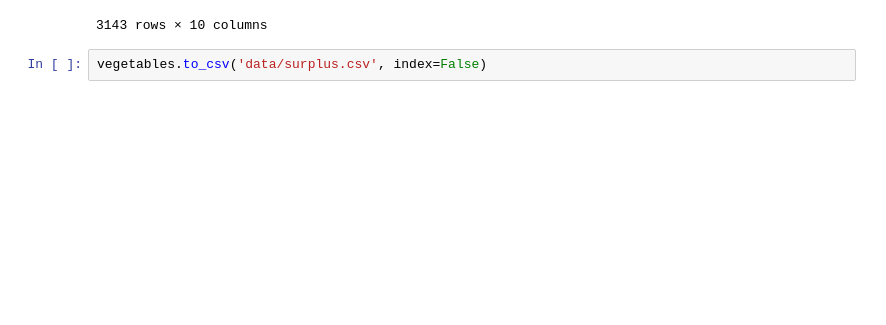
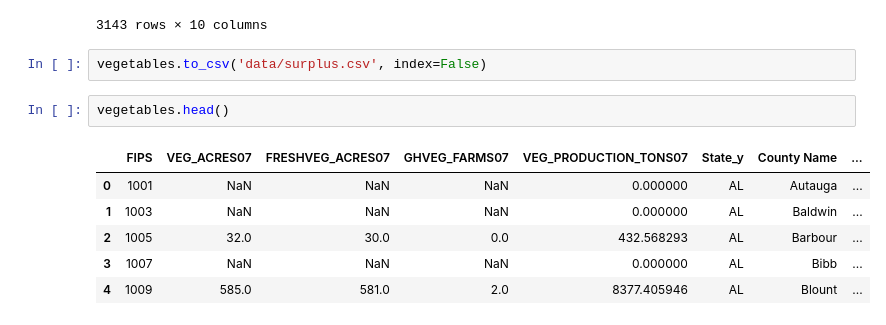
Before and after one commit to afcarl/LocalFood, a Jupyter notebook: data_processing.ipynb, the cells around one changed output. Saved outputs shown, nothing was run; the diff lists cells and outputs as text; blank space fills up the shorter version.

```diff
--- a/data_processing.ipynb
+++ b/data_processing.ipynb
@@ -154,3 +161,12 @@ vegetables
 3143 rows × 10 columns
 # %%
 vegetables.to_csv('data/surplus.csv', index=False)
+# %%
+vegetables.head()
+# %% [output]
+|  | FIPS | VEG_ACRES07 | FRESHVEG_ACRES07 | GHVEG_FARMS07 | VEG_PRODUCTION_TONS07 | State_y | County Name | ... |
+| 0 | 1001 | NaN | NaN | NaN | 0.000000 | AL | Autauga | ... |
+| 1 | 1003 | NaN | NaN | NaN | 0.000000 | AL | Baldwin | ... |
+| 2 | 1005 | 32.0 | 30.0 | 0.0 | 432.568293 | AL | Barbour | ... |
+| 3 | 1007 | NaN | NaN | NaN | 0.000000 | AL | Bibb | ... |
+| 4 | 1009 | 585.0 | 581.0 | 2.0 | 8377.405946 | AL | Blount | ... |
```
Also changed, not shown: parts of 2 cells of this notebook.
